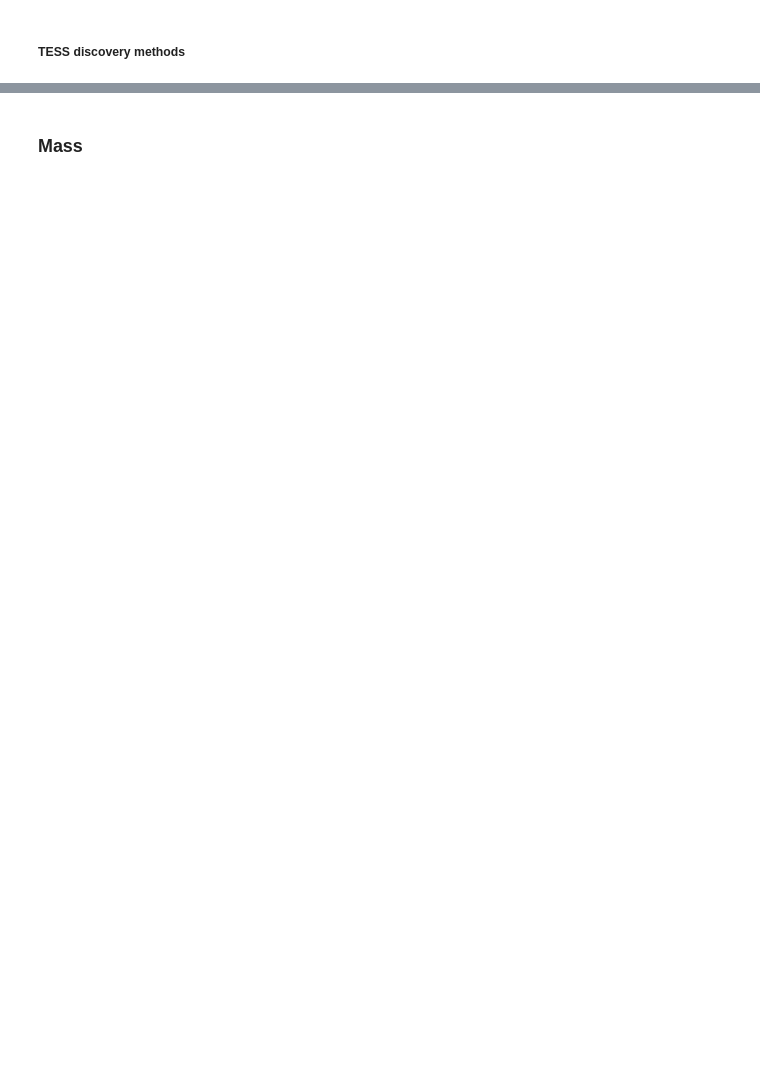
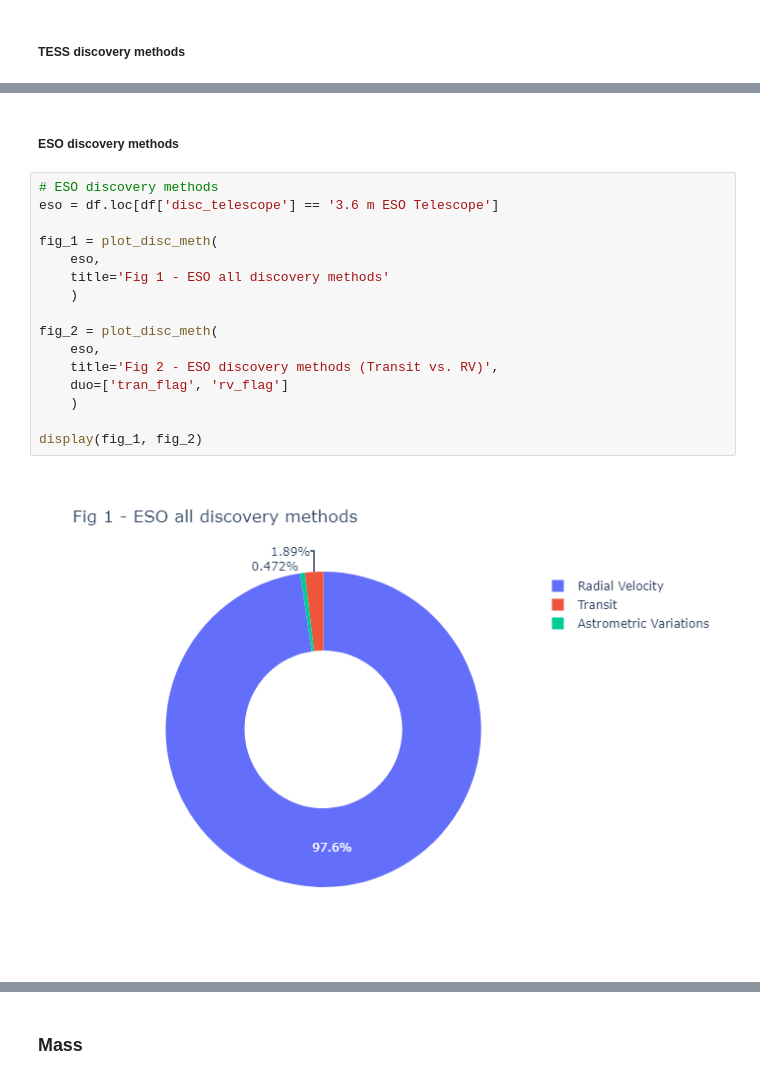
Before and after one commit to Kartmaan/Exoplanets, a Jupyter notebook: exoplanets.ipynb, the cells around one changed output, grey strips where cells are left out. Drawn from its saved outputs; the diff is of its cells as text; blank space fills up the shorter version.

```diff
--- a/exoplanets.ipynb
+++ b/exoplanets.ipynb
@@ -674,3 +726,23 @@ The interesting information that emerges from these data from the TESS telescope
 The proportion of detections made solely by the transit method are on the other hand much more numerous (around 30%).
 
 Finally, we note that almost **70% of the detections made by the telescope combine the two methods** (transit + RV) which accentuates the precision and reliability of these discoveries.
+# %% [markdown]
+##### ESO discovery methods
+# %%
+# ESO discovery methods
+eso = df.loc[df['disc_telescope'] == '3.6 m ESO Telescope']
+
+fig_1 = plot_disc_meth(
+    eso,
+    title='Fig 1 - ESO all discovery methods'
+    )
+
+fig_2 = plot_disc_meth(
+    eso,
+    title='Fig 2 - ESO discovery methods (Transit vs. RV)',
+    duo=['tran_flag', 'rv_flag']
+    )
+
+display(fig_1, fig_2)
+# %% [output]
+[figure, added]
```
Also changed, not shown: parts of 16 cells of this notebook.
